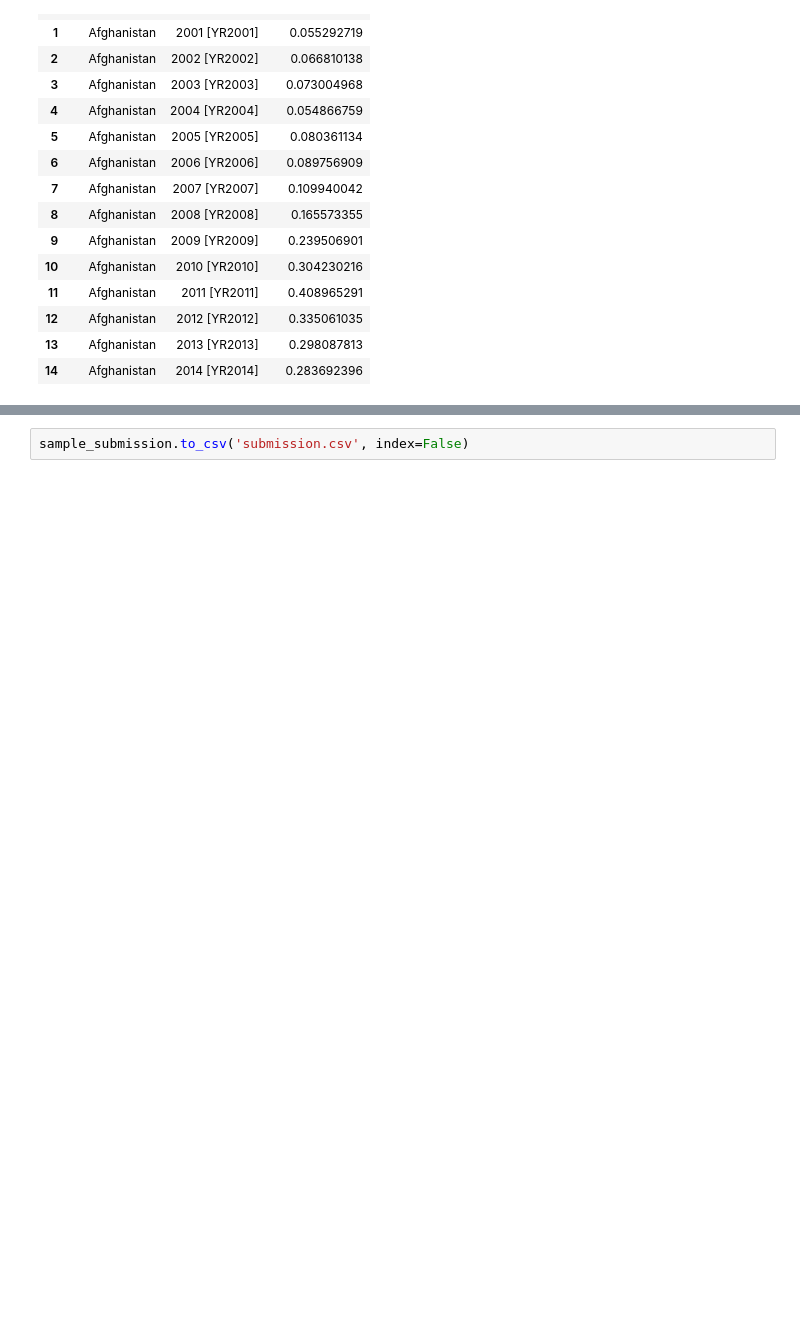
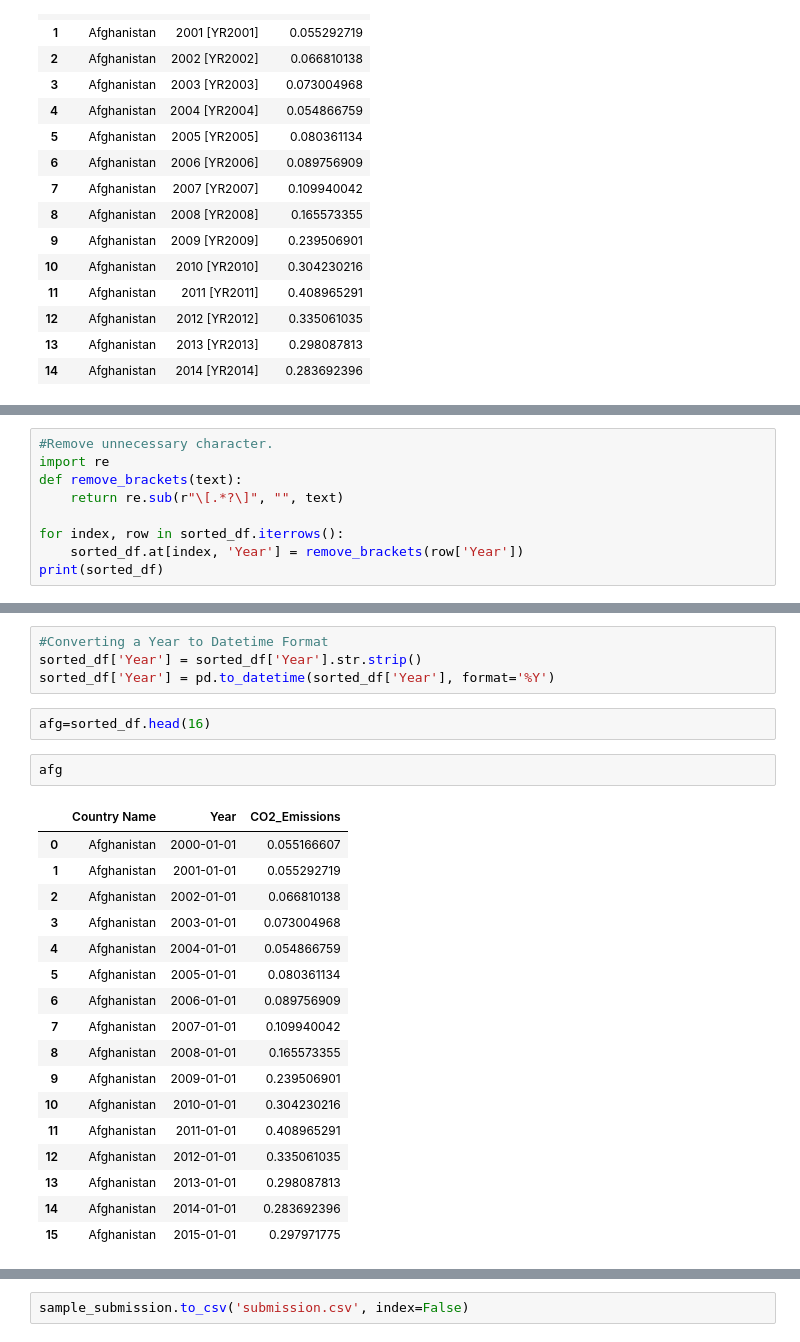
Before and after one commit to samratabduljalil/mL-olympiad2024, a Jupyter notebook: co2-forecasting-using-deep-learning.ipynb, the cells around one changed output, grey strips where cells are left out. Saved outputs shown, nothing was run; the diff lists cells and outputs as text; blank space fills up the shorter version.

```diff
--- a/co2-forecasting-using-deep-learning.ipynb
+++ b/co2-forecasting-using-deep-learning.ipynb
@@ -297,0 +139,9 @@ Bangladesh
+# %%
+#Remove unnecessary character.
+import re
+def remove_brackets(text):
+    return re.sub(r"\[.*?\]", "", text)
+
+for index, row in sorted_df.iterrows():
+    sorted_df.at[index, 'Year'] = remove_brackets(row['Year'])
+print(sorted_df)
@@ -297,0 +163,26 @@ Bangladesh
+# %%
+#Converting a Year to Datetime Format
+sorted_df['Year'] = sorted_df['Year'].str.strip()
+sorted_df['Year'] = pd.to_datetime(sorted_df['Year'], format='%Y')
+# %%
+afg=sorted_df.head(16)
+# %%
+afg
+# %% [output]
+|  | Country Name | Year | CO2_Emissions |
+| 0 | Afghanistan | 2000-01-01 | 0.055166607 |
+| 1 | Afghanistan | 2001-01-01 | 0.055292719 |
+| 2 | Afghanistan | 2002-01-01 | 0.066810138 |
+| 3 | Afghanistan | 2003-01-01 | 0.073004968 |
+| 4 | Afghanistan | 2004-01-01 | 0.054866759 |
+| 5 | Afghanistan | 2005-01-01 | 0.080361134 |
+| 6 | Afghanistan | 2006-01-01 | 0.089756909 |
+| 7 | Afghanistan | 2007-01-01 | 0.109940042 |
+| 8 | Afghanistan | 2008-01-01 | 0.165573355 |
+| 9 | Afghanistan | 2009-01-01 | 0.239506901 |
+| 10 | Afghanistan | 2010-01-01 | 0.304230216 |
+| 11 | Afghanistan | 2011-01-01 | 0.408965291 |
+| 12 | Afghanistan | 2012-01-01 | 0.335061035 |
+| 13 | Afghanistan | 2013-01-01 | 0.298087813 |
+| 14 | Afghanistan | 2014-01-01 | 0.283692396 |
+| 15 | Afghanistan | 2015-01-01 | 0.297971775 |
```
Also changed, not shown: parts of 7 cells of this notebook.
